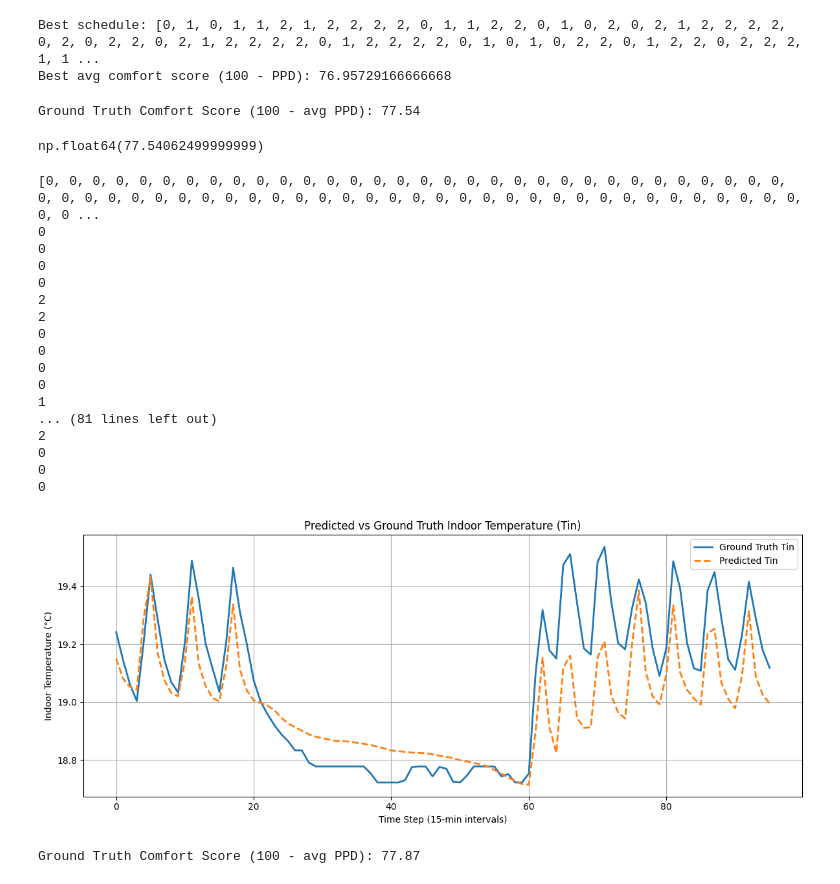
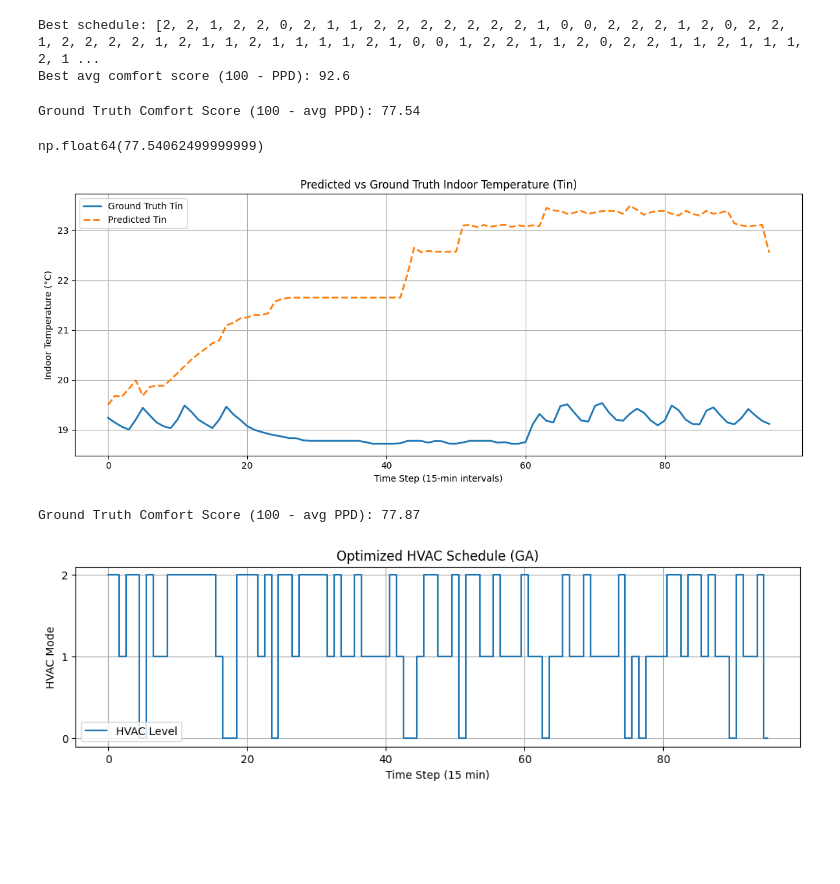
Before and after one commit to Kperis/Thesis_NILM, a Jupyter notebook: Max_comfort_optimization.ipynb, the cells around one changed output. Saved outputs shown, nothing was run; the diff lists cells and outputs as text; code cells hidden in the pictures; blank space fills up the shorter version.

Commit message:
ga results for a test day

```diff
--- a/Max_comfort_optimization.ipynb
+++ b/Max_comfort_optimization.ipynb
@@ -280,10 +280,10 @@ gene_space = hvac_choices
 num_genes = 96
 
 ga_instance = pygad.GA(
-    num_generations=200,
-    num_parents_mating=20,
+    num_generations=120,
+    num_parents_mating=15,
     fitness_func=fitness_func,
-    sol_per_pop=60,
+    sol_per_pop=40,
     num_genes=num_genes,
     gene_space=gene_space,
     parent_selection_type="tournament",
@@ -304,8 +305,8 @@ best_schedule = [int(x) for x in solution]
 print("Best schedule:", best_schedule)
 print("Best avg comfort score (100 - PPD):", fitness)
 # %% [output]
-Best schedule: [0, 1, 0, 1, 1, 2, 1, 2, 2, 2, 2, 0, 1, 1, 2, 2, 0, 1, 0, 2, 0, 2, 1, 2, 2, 2, 2, 0, 2, 0, 2, 2, 0, 2, 1, 2, 2, 2, 2, 0, 1, 2, 2, 2, 2, 0, 1, 0, 1, 0, 2, 2, 0, 1, 2, 2, 0, 2, 2, 2, 1, 1 ...
-Best avg comfort score (100 - PPD): 76.95729166666668
+Best schedule: [2, 2, 1, 2, 2, 0, 2, 1, 1, 2, 2, 2, 2, 2, 2, 2, 1, 0, 0, 2, 2, 2, 1, 2, 0, 2, 2, 1, 2, 2, 2, 2, 1, 2, 1, 1, 2, 1, 1, 1, 1, 2, 1, 0, 0, 1, 2, 2, 1, 1, 2, 0, 2, 2, 1, 1, 2, 1, 1, 1, 2, 1 ...
+Best avg comfort score (100 - PPD): 92.6
 # %%
 def evaluate_ground_truth_comfort(df_test, window_start_idx):
     # Extract the 96-step ground truth Tin and RH from the test data
@@ -327,8 +328,7 @@ Ground Truth Comfort Score (100 - avg PPD): 77.54
 np.float64(77.54062499999999)
 # %%
 import matplotlib.pyplot as plt
-test = [0] * 96
-print(test)
+# print(test)
 results = predict_Tin_sequence_full(
     df_test=df_encoded_test,
     window_start_idx=10,
@@ -338,55 +338,50 @@ results = predict_Tin_sequence_full(
     rh_model=rh_model,
     rh_scaler=scaler_rh,
     n_steps=96,
-    hvac_schedule=test
+    hvac_schedule=best_schedule
 )
 
 def plot_tin_prediction_vs_ground_truth(results):
     predicted_tin = results['Tin_pred'].values
 
     ground_truth_tin = results['Tin_target'].values
 
     # Time axis (in 15-minute steps)
     time_steps = range(96)
 
     # Plot
     plt.figure(figsize=(12, 5))
     plt.plot(time_steps, ground_truth_tin, label='Ground Truth Tin', linewidth=2)
     plt.plot(time_steps, predicted_tin, label='Predicted Tin', linestyle='--', linewidth=2)
     plt.xlabel("Time Step (15-min intervals)")
     plt.ylabel("Indoor Temperature (°C)")
     plt.title("Predicted vs Ground Truth Indoor Temperature (Tin)")
     plt.legend()
     plt.grid(True)
     plt.tight_layout()
     plt.show()
 
 plot_tin_prediction_vs_ground_truth(results)
 list_tin = results['Tin_target'].values
 list_rh = results['RH_true'].values
 # Compute PPD using the actual values
 ppd_list = calculate_overall_comfort(list_tin, list_rh)
 avg_ppd = np.nanmean(ppd_list)
 
 comfort_score = 100 - avg_ppd
 print("Ground Truth Comfort Score (100 - avg PPD):", round(comfort_score, 2))
 # %% [output]
+[figure, new version]
-[0, 0, 0, 0, 0, 0, 0, 0, 0, 0, 0, 0, 0, 0, 0, 0, 0, 0, 0, 0, 0, 0, 0, 0, 0, 0, 0, 0, 0, 0, 0, 0, 0, 0, 0, 0, 0, 0, 0, 0, 0, 0, 0, 0, 0, 0, 0, 0, 0, 0, 0, 0, 0, 0, 0, 0, 0, 0, 0, 0, 0, 0, 0, 0, 0, 0, 0 ...
-0
-0
-0
-0
-2
-2
-0
-0
-0
-0
-1
-... (81 lines left out)
-2
-0
-0
-0
+Ground Truth Comfort Score (100 - avg PPD): 77.87
-[figure, old version]
-Ground Truth Comfort Score (100 - avg PPD): 77.87
+# %%
+plt.figure(figsize=(12, 3))
+plt.step(range(96), best_schedule, where='mid', label='HVAC Level')
+plt.yticks([0, 1, 2])
+plt.xlabel("Time Step (15 min)")
+plt.ylabel("HVAC Mode")
+plt.title("Optimized HVAC Schedule (GA)")
+plt.grid(True)
+plt.legend()
+plt.show()
+# %% [output]
+[figure, added]
```
Also changed, not shown: parts of 2 cells of this notebook.
